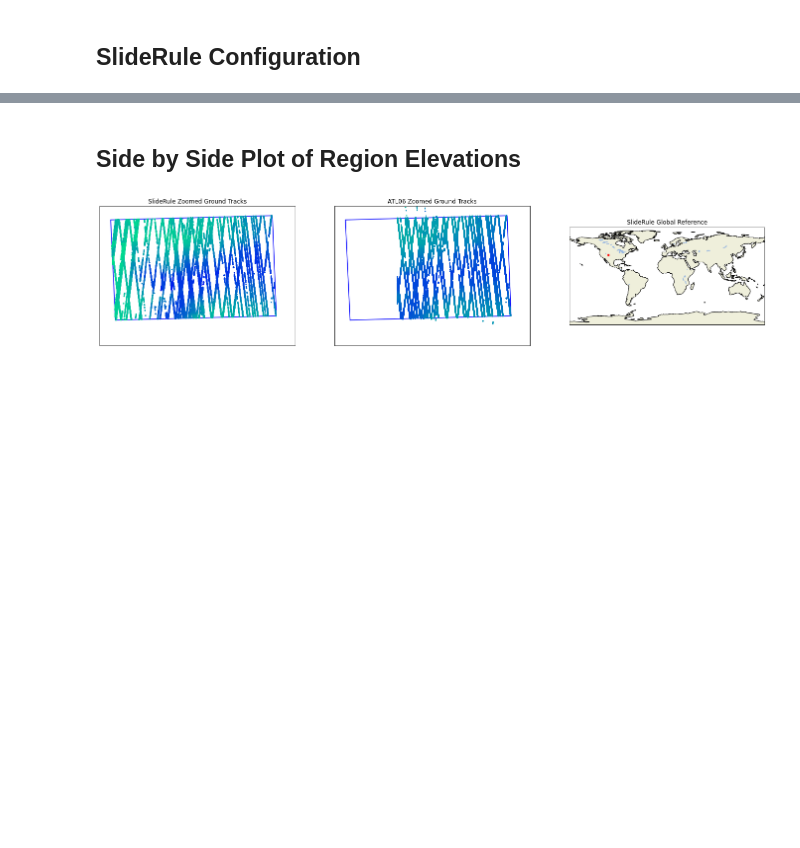
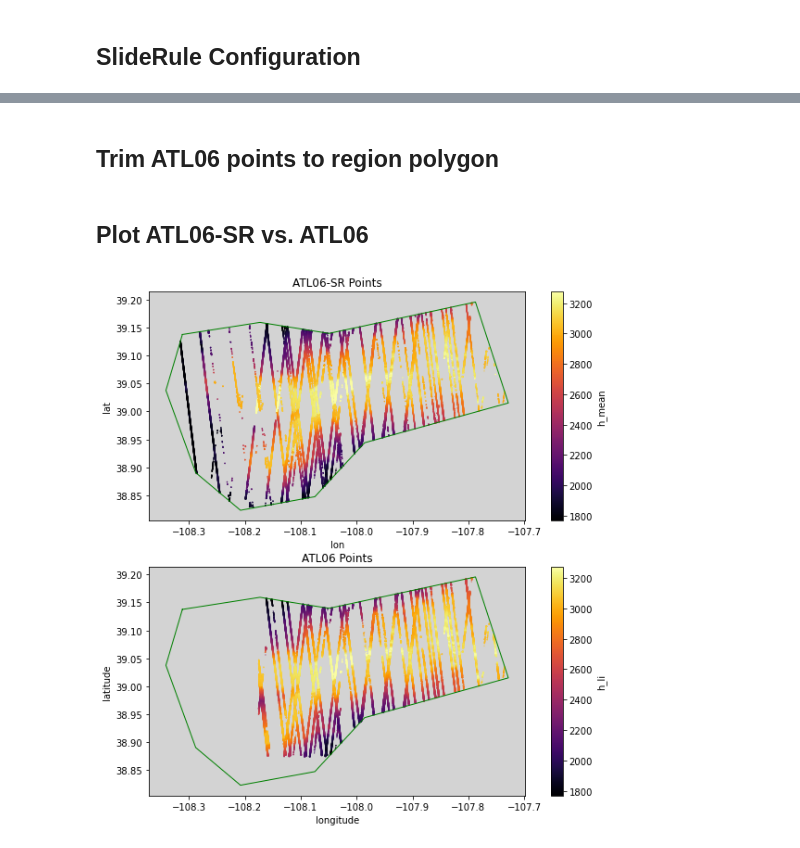
Before and after one commit to SlideRuleEarth/sliderule-python, a Jupyter notebook: examples/grand_mesa_demo.ipynb, the cells around one changed output, grey strips where cells are left out. Drawn from its saved outputs; the diff is of its cells as text; code cells hidden in the pictures; blank space fills up the shorter version.

```diff
--- a/examples/grand_mesa_demo.ipynb
+++ b/examples/grand_mesa_demo.ipynb
@@ -254,34 +277,33 @@ Retrieved 172098 valid elevations out of 188090 total elevations
-# %% [markdown]
-## Side by Side Plot of Region Elevations
-# %%
-# Create Plot
-fig = plt.figure(num=None, figsize=(24, 12))
-box_lon = [e["lon"] for e in region]
-box_lat = [e["lat"] for e in region]
-
-# Plot SlideRule Ground Tracks
-ax1 = plt.subplot(131,projection=cartopy.crs.PlateCarree())
-ax1.set_title("SlideRule Zoomed Ground Tracks")
-ax1.scatter(df["lon"].values, df["lat"].values, s=2.5, c=df["h_mean"], cmap='winter_r', zorder=3, transform=cartopy.crs.PlateCarree())
-ax1.set_extent((-108.4,-107.7,38.8,39.3),crs=cartopy.crs.PlateCarree())
-ax1.plot(box_lon, box_lat, linewidth=1.5, color='b', zorder=2, transform=cartopy.crs.Geodetic())
-
-# Plot ATL06 Ground Tracks
-ax2 = plt.subplot(132,projection=cartopy.crs.PlateCarree())
-ax2.set_title("ATL06 Zoomed Ground Tracks")
-ax2.scatter(atl06p["longitude"], atl06p["latitude"], s=2.5, c=atl06p["h_li"], cmap='winter_r', zorder=3, transform=cartopy.crs.PlateCarree())
-ax2.set_extent((-108.4,-107.7,38.8,39.3),crs=cartopy.crs.PlateCarree())
-ax2.plot(box_lon, box_lat, linewidth=1.5, color='b', zorder=2, transform=cartopy.crs.Geodetic())
-
-# Plot SlideRule Global View
-ax3 = plt.subplot(133,projection=cartopy.crs.PlateCarree())
-ax3.set_title("SlideRule Global Reference")
-ax3.scatter(df["lon"].values, df["lat"].values, s=2.5, color='r', zorder=3, transform=cartopy.crs.PlateCarree())
-ax3.add_feature(cartopy.feature.LAND, zorder=0, edgecolor='black')
-ax3.add_feature(cartopy.feature.LAKES)
-ax3.set_extent((-180,180,-90,90),crs=cartopy.crs.PlateCarree())
-
-# Show Plot
-plt.show()
-# %% [output]
-[figure, removed]
+# %% [markdown]
+## Trim ATL06 points to region polygon
+# %%
+atl06_gdf = gpd.GeoDataFrame(atl06p, geometry=gpd.points_from_xy(atl06p['longitude'], atl06p['latitude']))
+# %%
+# Create shapely polygon
+pregion = Polygon(zip(region_lon, region_lat))
+
+# Using geopandas
+idx = atl06_gdf.within(pregion)
+atl06 = atl06p[idx]
+# %% [markdown]
+## Plot ATL06-SR vs. ATL06
+# %%
+# Set color ramp limits
+vmin, vmax = atl06_sr['h_mean'].quantile((0.02, 0.98))
+
+# Create dictionary of common keyword arguments
+plot_kw = {'cmap':'inferno', 's':0.1, 'vmin':vmin, 'vmax':vmax}
+
+f, axa = plt.subplots(2,1, figsize=(10,10)) # sharex=True, sharey=True
+axa[0].set_title("ATL06-SR Points")
+atl06_sr.plot.scatter(ax=axa[0], x='lon', y='lat', c='h_mean', **plot_kw)
+axa[1].set_title("ATL06 Points")
+atl06.plot.scatter(ax=axa[1], x='longitude', y='latitude', c='h_li', **plot_kw)
+
+for ax in axa:
+    # Plot the region polygon
+    ax.plot(region_lon, region_lat, linewidth=1, color='g')
+    ax.set_aspect('equal');
+    ax.set_facecolor('lightgray')
+# %% [output]
+[figure, added]
```
Also changed, not shown: parts of 18 cells of this notebook.
